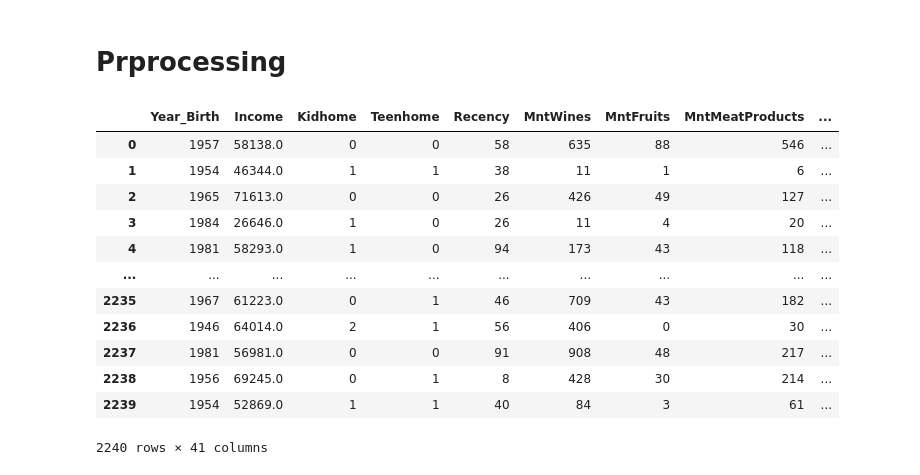
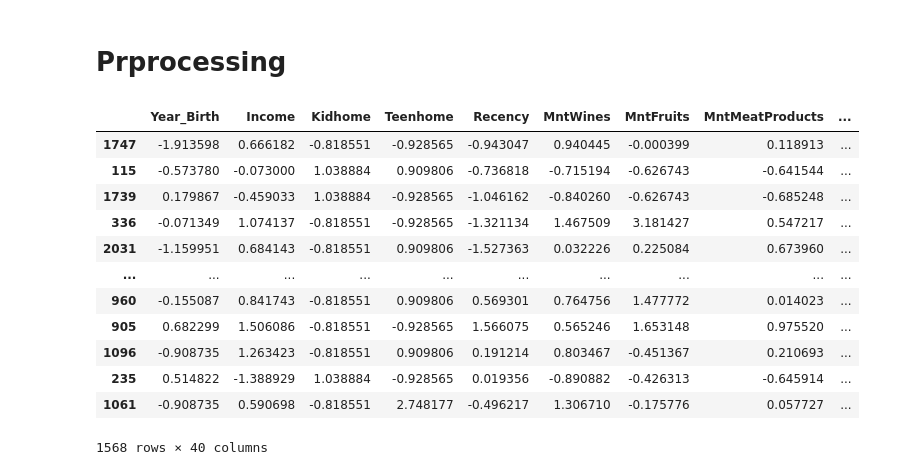
Before and after one commit to chris0512/kaggle_test, a Jupyter notebook: marketing_campaign_response_prediction.ipynb, the cells around one changed output. Saved outputs shown, nothing was run; the diff lists cells and outputs as text; code cells hidden in the pictures.

```diff
--- a/marketing_campaign_response_prediction.ipynb
+++ b/marketing_campaign_response_prediction.ipynb
@@ -108,17 +121,0 @@ def preprocess_inputs(df):
-# %%
-X = preprocess_inputs(data)
-X
-# %% [output]
-|  | Year_Birth | Income | Kidhome | Teenhome | Recency | MntWines | MntFruits | MntMeatProducts | ... |
-| 0 | 1957 | 58138.0 | 0 | 0 | 58 | 635 | 88 | 546 | ... |
-| 1 | 1954 | 46344.0 | 1 | 1 | 38 | 11 | 1 | 6 | ... |
-| 2 | 1965 | 71613.0 | 0 | 0 | 26 | 426 | 49 | 127 | ... |
-| 3 | 1984 | 26646.0 | 1 | 0 | 26 | 11 | 4 | 20 | ... |
-| 4 | 1981 | 58293.0 | 1 | 0 | 94 | 173 | 43 | 118 | ... |
-| ... | ... | ... | ... | ... | ... | ... | ... | ... | ... |
-| 2235 | 1967 | 61223.0 | 0 | 1 | 46 | 709 | 43 | 182 | ... |
-| 2236 | 1946 | 64014.0 | 2 | 1 | 56 | 406 | 0 | 30 | ... |
-| 2237 | 1981 | 56981.0 | 0 | 0 | 91 | 908 | 48 | 217 | ... |
-| 2238 | 1956 | 69245.0 | 0 | 1 | 8 | 428 | 30 | 214 | ... |
-| 2239 | 1954 | 52869.0 | 1 | 1 | 40 | 84 | 3 | 61 | ... |
-2240 rows × 41 columns
@@ -124,0 +124,16 @@ X
+# %%
+X_train
+# %% [output]
+|  | Year_Birth | Income | Kidhome | Teenhome | Recency | MntWines | MntFruits | MntMeatProducts | ... |
+| 1747 | -1.913598 | 0.666182 | -0.818551 | -0.928565 | -0.943047 | 0.940445 | -0.000399 | 0.118913 | ... |
+| 115 | -0.573780 | -0.073000 | 1.038884 | 0.909806 | -0.736818 | -0.715194 | -0.626743 | -0.641544 | ... |
+| 1739 | 0.179867 | -0.459033 | 1.038884 | -0.928565 | -1.046162 | -0.840260 | -0.626743 | -0.685248 | ... |
+| 336 | -0.071349 | 1.074137 | -0.818551 | -0.928565 | -1.321134 | 1.467509 | 3.181427 | 0.547217 | ... |
+| 2031 | -1.159951 | 0.684143 | -0.818551 | 0.909806 | -1.527363 | 0.032226 | 0.225084 | 0.673960 | ... |
+| ... | ... | ... | ... | ... | ... | ... | ... | ... | ... |
+| 960 | -0.155087 | 0.841743 | -0.818551 | 0.909806 | 0.569301 | 0.764756 | 1.477772 | 0.014023 | ... |
+| 905 | 0.682299 | 1.506086 | -0.818551 | -0.928565 | 1.566075 | 0.565246 | 1.653148 | 0.975520 | ... |
+| 1096 | -0.908735 | 1.263423 | -0.818551 | 0.909806 | 0.191214 | 0.803467 | -0.451367 | 0.210693 | ... |
+| 235 | 0.514822 | -1.388929 | 1.038884 | -0.928565 | 0.019356 | -0.890882 | -0.426313 | -0.645914 | ... |
+| 1061 | -0.908735 | 0.590698 | -0.818551 | 2.748177 | -0.496217 | 1.306710 | -0.175776 | 0.057727 | ... |
+1568 rows × 40 columns
```
Also changed, not shown: parts of 10 cells of this notebook.
